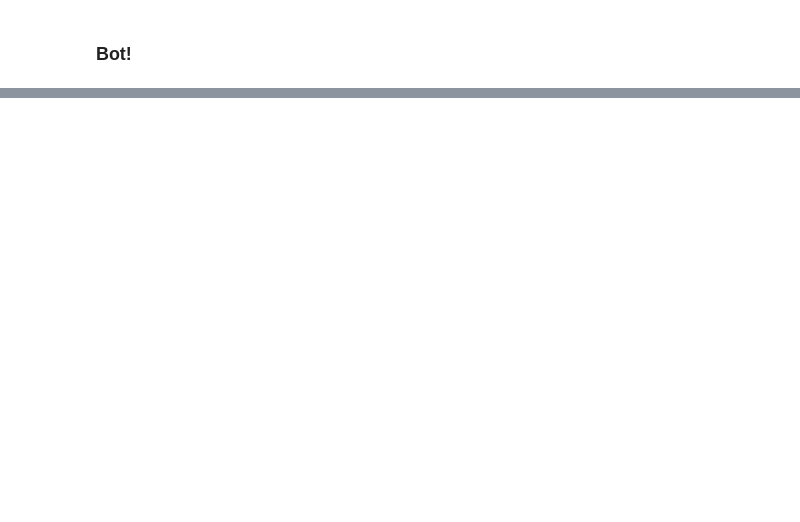
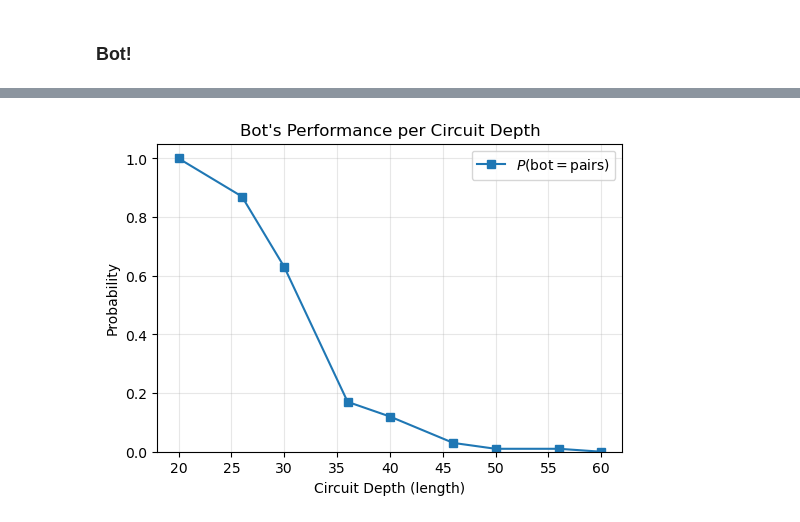
Before and after one commit to moth-quantum/qiskit-device-benchmarking, a Jupyter notebook: mirror_qa_topo.ipynb, the cells around one changed output, grey strips where cells are left out. Drawn from its saved outputs; the diff is of its cells as text; code cells hidden in the pictures; blank space fills up the shorter version.

```diff
--- a/mirror_qa_topo.ipynb
+++ b/mirror_qa_topo.ipynb
@@ -325,0 +336,18 @@ P(topo=pairs) — TopoSampler MWPM agrees with exp._pairs (consistency check)
+# %%
+# --- P(bot=pairs) vs circuit depth ---
+lengths_sorted = sorted(lengths)
+# p_bot_topo = [bot_vs_topo_pairs[L] / total_by_len[L] for L in lengths_sorted]
+p_bot_pairs = [bot_vs_pairs_pairs[L] / total_by_len[L] for L in lengths_sorted]
+
+plt.figure(figsize=(6,4))
+# plt.plot(lengths_sorted, p_bot_topo, marker='o', label=r'$P(\mathrm{bot}=\mathrm{topo})$')
+plt.plot(lengths_sorted, p_bot_pairs, marker='s', label=r'$P(\mathrm{bot}=\mathrm{pairs})$')
+plt.xlabel('Circuit Depth (length)')
+plt.ylabel('Probability')
+plt.title("Bot's Performance per Circuit Depth")
+plt.ylim(0, 1.05)
+plt.grid(True, alpha=0.3)
+plt.legend()
+plt.show()
+# %% [output]
+[figure, added]
```
Also changed, not shown: parts of 7 cells of this notebook.
